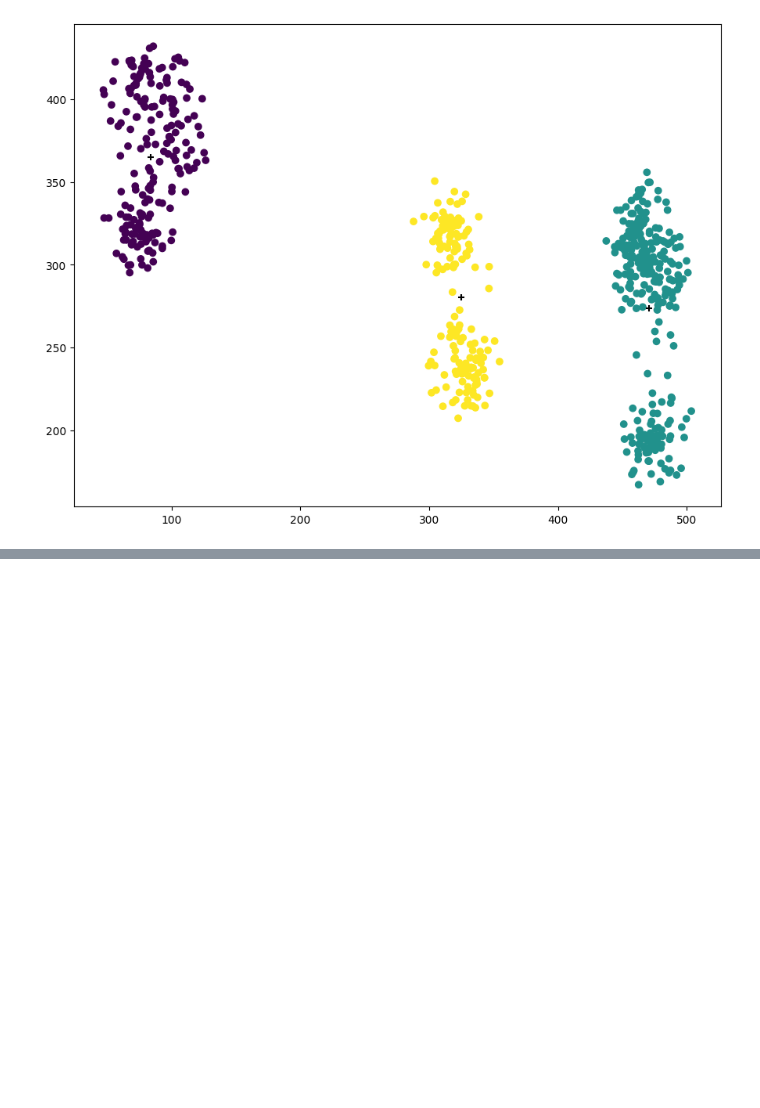
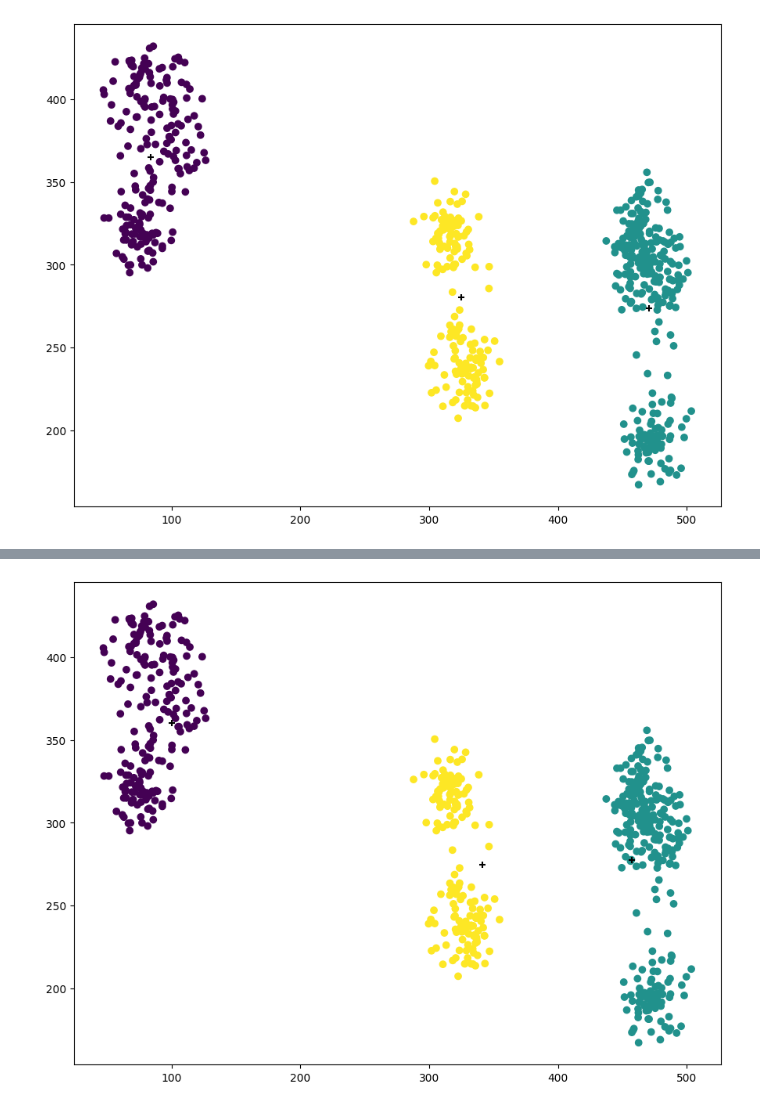
Before and after one commit to suddenAppearance/ml_2022, a Jupyter notebook: 11_901_Кузоватов_5.ipynb, the cells around one changed output, grey strips where cells are left out. Cells and saved outputs as stored; diff of their text form; code cells hidden in the pictures; blank space fills up the shorter version.

Commit message:
task5 add cmeans

```diff
--- a/11_901_Кузоватов_5.ipynb
+++ b/11_901_Кузоватов_5.ipynb
@@ -159,0 +171,68 @@ plt.show()
+# %%
+## ДЗ
+
+class C_Means():
+
+    def __init__(self, dataset, n_clusters=3, fuzzy=2, cut=.9):
+        self.dataset = dataset
+        self.n_clusters = n_clusters
+        self.fuzzy = fuzzy
+        self.cut = cut
+        self.max_n_iter = 100
+        self.tolerance = 1e-2
+        self.fitted = False
+        self.labels = np.array([], dtype='i')
+        self.centroids = self.dataset[np.random.choice(self.dataset.shape[0], size=self.n_clusters, replace=False)] + 1
+        self.U = np.array([], dtype='f')
+
+    def get_dist(self, list1, list2):
+        return np.sqrt(sum((i - j) ** 2 for i, j in zip(list1, list2)))
+
+    def distribute_data(self, dataset):
+        dist = np.array([[self.get_dist(data, center) for center in self.centroids] for data in dataset])
+        U = np.divide(1, dist) ** self.fuzzy
+
+        # Обработка некорректных результатов после деления на 0
+        U[U == np.inf] = 0
+        U = U / U.sum(axis=1)[:, None]
+        return U
+
+    def get_point_label(self, i, U):
+        return (np.argmax(U[i]) + 1) if (np.max(U[i]) > self.cut) else 0
+
+    def recalculate_centroids(self):
+        self.centroids = np.array(
+            [np.dot(self.U.T[i], self.dataset) / self.U.sum(axis=0)[i] for i in range(self.n_clusters)]
+        )
+
+    def get_labels(self, U):
+        return np.array([self.get_point_label(i, U) for i in range(U.shape[0])])
+
+    def fit(self):
+        iter = 0
+        while iter < self.max_n_iter:
+            prev_centroids = self.centroids.copy()
+            self.U = self.distribute_data(self.dataset)
+            self.recalculate_centroids()
+            if np.array([self.get_dist(i, j) for i, j in zip(prev_centroids, self.centroids)]).max() < self.tolerance:
+                break
+            iter += 1
+        self.fitted = True
+        self.labels = self.get_labels(self.U)
+
+    def predict(self, list2d):
+        labels = []
+        if self.fitted:
+            labels = self.get_labels(self.distribute_data(list2d))
+        return labels
+
+
+cmeans = C_Means(points)
+cmeans.fit()
+cmeans.predict([[10, 400], [300, 300]])
+fig = plt.figure(figsize=(width / 60, height / 60))
+plt.scatter(points[:, 0], points[:, 1], c=kmeans.labels)
+plt.scatter(cmeans.centroids[:, 0], cmeans.centroids[:, 1], c='black', marker='+')
+plt.show()
+# %% [output]
+[figure, added]
```
Also changed, not shown: parts of 2 cells of this notebook.
